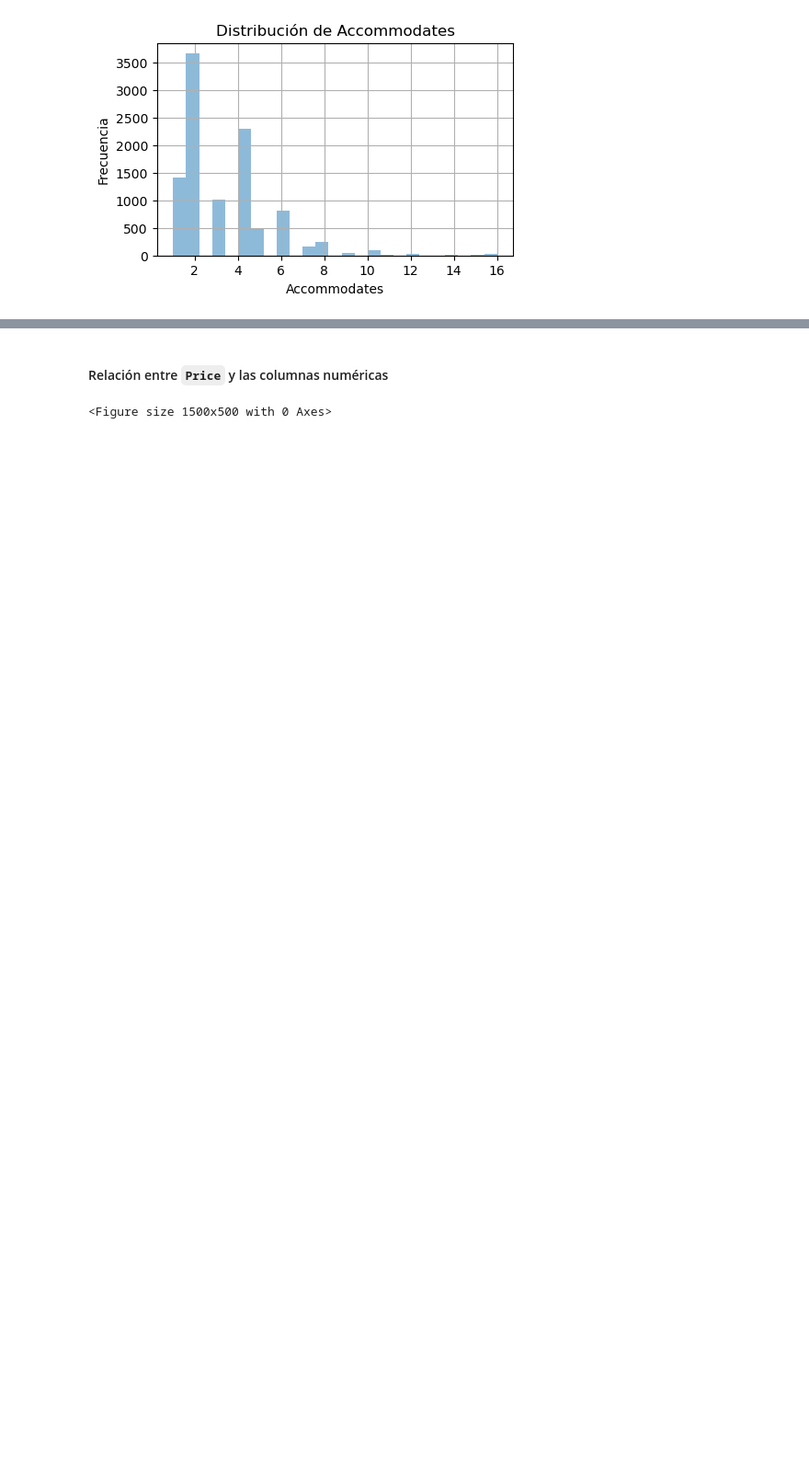
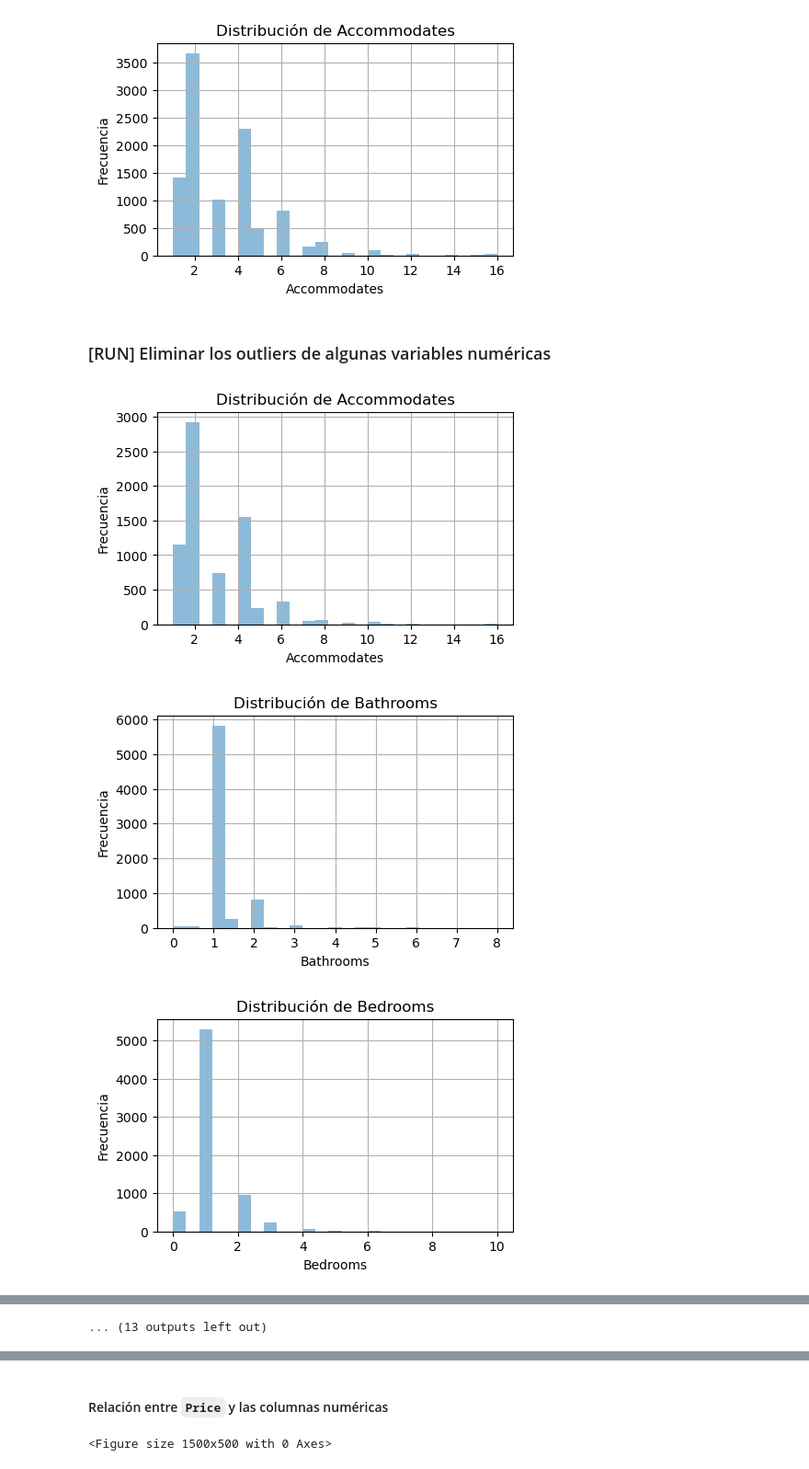
Before and after one commit to asimarra/Machine-Learning-101, a Jupyter notebook: Practica/Practica.ipynb, the cells around one changed output, grey strips where cells are left out. Shown at 92% size. Saved outputs shown, nothing was run; the diff lists cells and outputs as text; code cells hidden in the pictures; blank space fills up the shorter version.

```diff
--- a/Practica/Practica.ipynb
+++ b/Practica/Practica.ipynb
@@ -501,3 +501,5 @@ def grafica_frecuencia_por_columnas(activarBreak = True):
 grafica_frecuencia_por_columnas(activarBreak = True)
 # %% [output]
 [figure]
+# %% [markdown]
+### [RUN] Eliminar los outliers de algunas variables numéricas
@@ -503,0 +525,9 @@ grafica_frecuencia_por_columnas(activarBreak = True)
+# %%
+columnas_para_remover_outliers=['Security Deposit', 'Cleaning Fee', 'Guests Included', 'Extra People',
+                                'Minimum Nights', 'Maximum Nights', 'Number of Reviews']
+airbnb_train_data = eliminar_outliers(airbnb_train_data, columnas_para_remover_outliers)
+grafica_frecuencia_por_columnas(activarBreak = False)
+# %% [output]
+[figure, added]
+[figure, added]
+[figure, added]
@@ -503,0 +543 @@ grafica_frecuencia_por_columnas(activarBreak = True)
+... (13 outputs left out)
```
Also changed, not shown: parts of 16 cells of this notebook, 1 other file.
